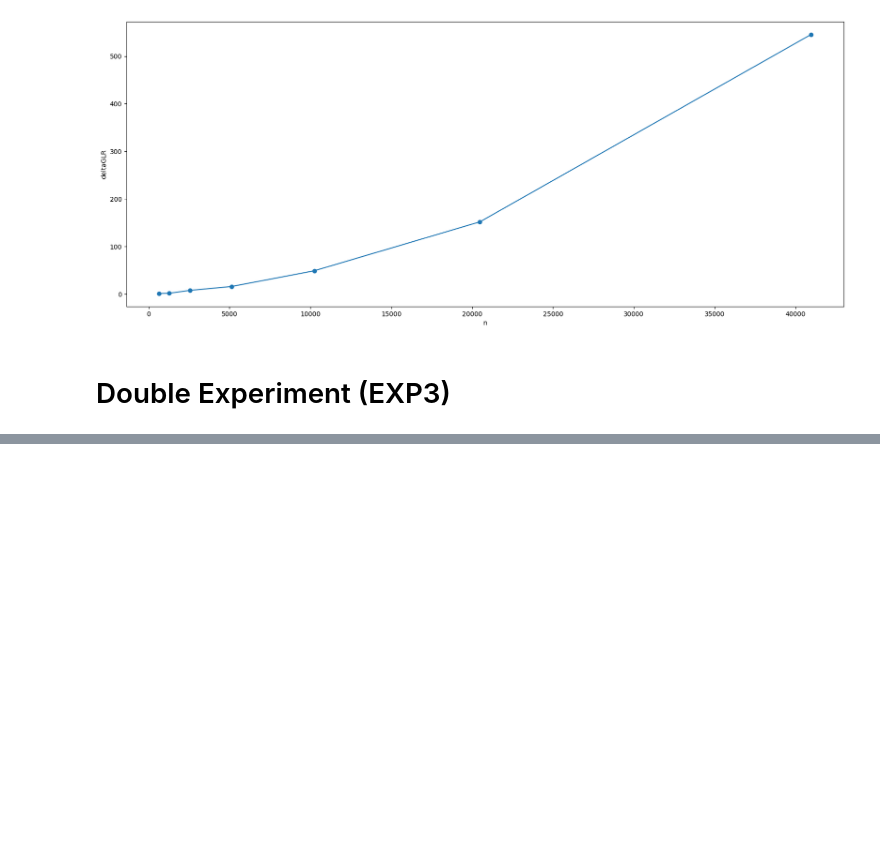
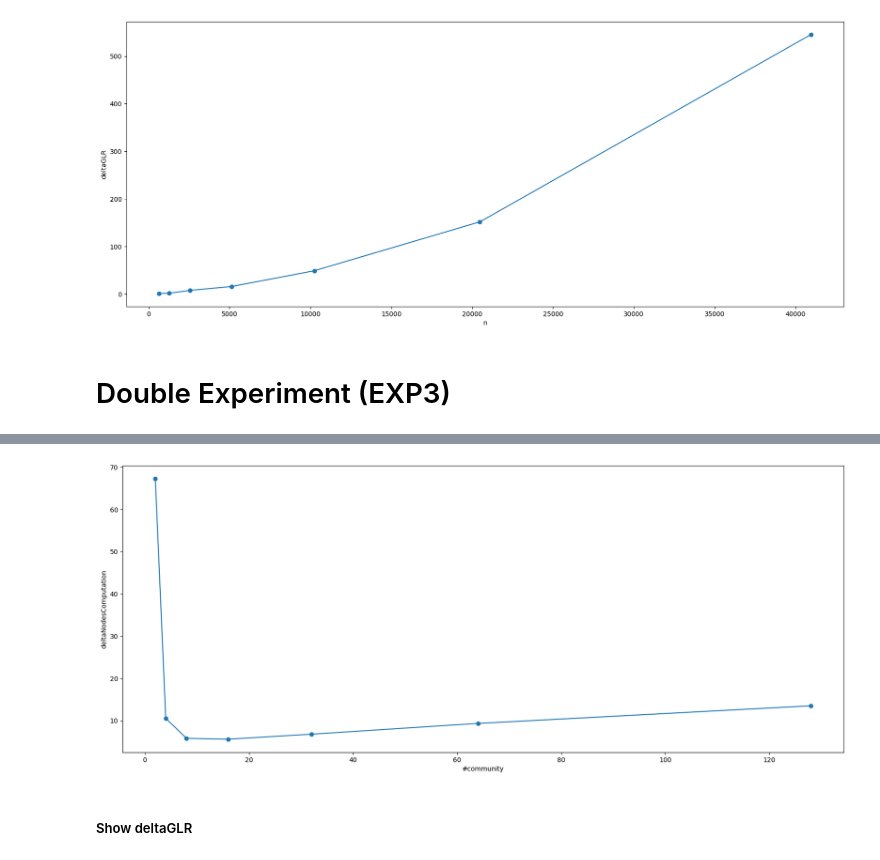
Before and after one commit to RobyBobby24/AlgorithmEngineering, a Jupyter notebook: analysis/double_experiment.ipynb, the cells around one changed output, grey strips where cells are left out. Saved outputs shown, nothing was run; the diff lists cells and outputs as text; code cells hidden in the pictures; blank space fills up the shorter version.

```diff
--- a/analysis/double_experiment.ipynb
+++ b/analysis/double_experiment.ipynb
@@ -395,0 +454,6 @@ plot_column(dexpnode_ten, ["deltaGLR"])
+# %%
+plot_column(dexpcommunity, ["deltaNodesComputation"])
+# %% [output]
+[figure, added]
+# %% [markdown]
+##### Show deltaGLR
```
Also changed, not shown: parts of 12 cells of this notebook.
